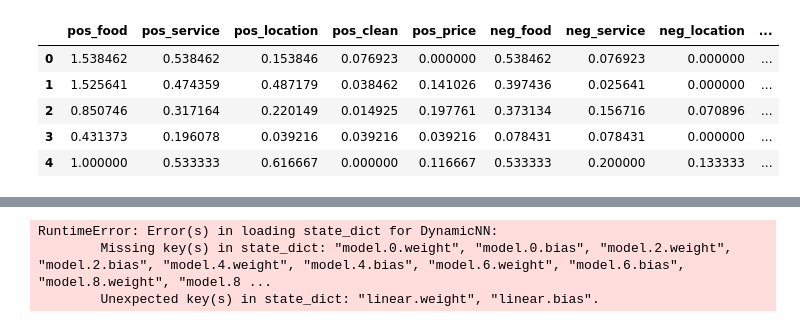
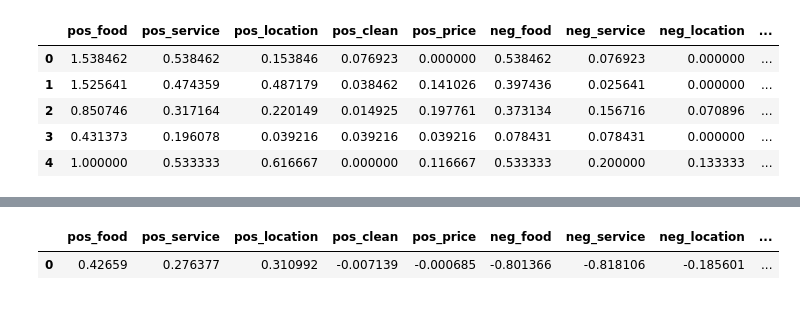
Before and after one commit to jotyot/rate-review, a Jupyter notebook: total-sent-nn.ipynb, the cells around one changed output, grey strips where cells are left out. Drawn from its saved outputs; the diff is of its cells as text; code cells hidden in the pictures.

```diff
--- a/total-sent-nn.ipynb
+++ b/total-sent-nn.ipynb
@@ -279,8 +310,10 @@ torch.cat([x.view(-1) for x in models[0].parameters()]).tolist()
 # %%
-model = DynamicNN(10, 40, 1, 4).to(device)
+model = linearRegression(10, 1)
 model.load_state_dict(torch.load('linear.pt'))
-torch.cat([x.view(-1) for x in model.parameters()]).tolist()
+params = torch.cat([x.view(-1) for x in model.parameters()]).tolist()
+cols = df.columns.tolist()[:-1]
+cols.append("bias")
+pd.DataFrame([params], columns=cols)
 # %% [output]
-RuntimeError: Error(s) in loading state_dict for DynamicNN:
-        Missing key(s) in state_dict: "model.0.weight", "model.0.bias", "model.2.weight", "model.2.bias", "model.4.weight", "model.4.bias", "model.6.weight", "model.6.bias", "model.8.weight", "model.8 ...
-        Unexpected key(s) in state_dict: "linear.weight", "linear.bias".
+|  | pos_food | pos_service | pos_location | pos_clean | pos_price | neg_food | neg_service | neg_location | ... |
+| 0 | 0.42659 | 0.276377 | 0.310992 | -0.007139 | -0.000685 | -0.801366 | -0.818106 | -0.185601 | ... |
```
Also changed, not shown: parts of 7 cells of this notebook, 2 other files.
